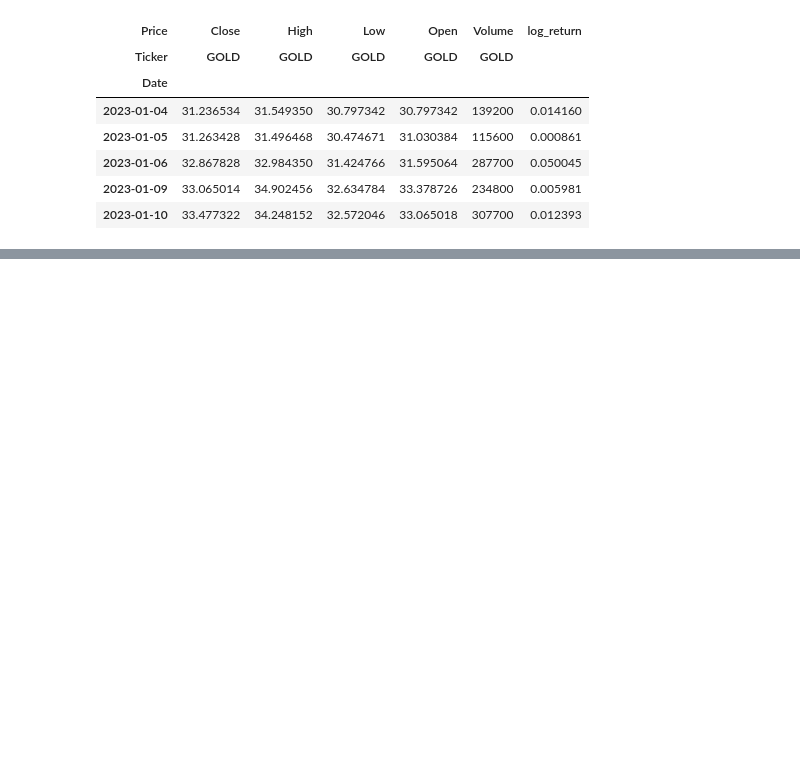
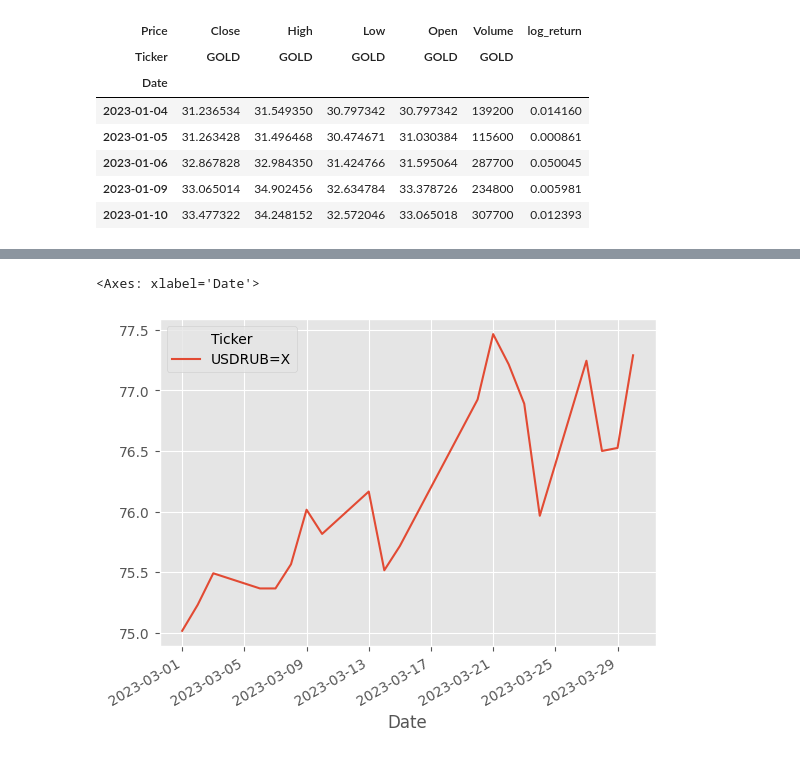
Before and after one commit to fadeeva/Risk_Alpha_Stable, a Jupyter notebook: notebooks/EDA.ipynb, the cells around one changed output, grey strips where cells are left out. Saved outputs shown, nothing was run; the diff lists cells and outputs as text; code cells hidden in the pictures; blank space fills up the shorter version.

```diff
--- a/notebooks/EDA.ipynb
+++ b/notebooks/EDA.ipynb
@@ -40 +85,6 @@ data['gold'].head()
+# %%
+data['usdrub']['Close'].loc['2023-03-01':'2023-03-30'].plot()
+# %% [output]
+<Axes: xlabel='Date'>
+[figure, added]
 # %% [markdown]
```
Also changed, not shown: parts of 9 cells of this notebook.
